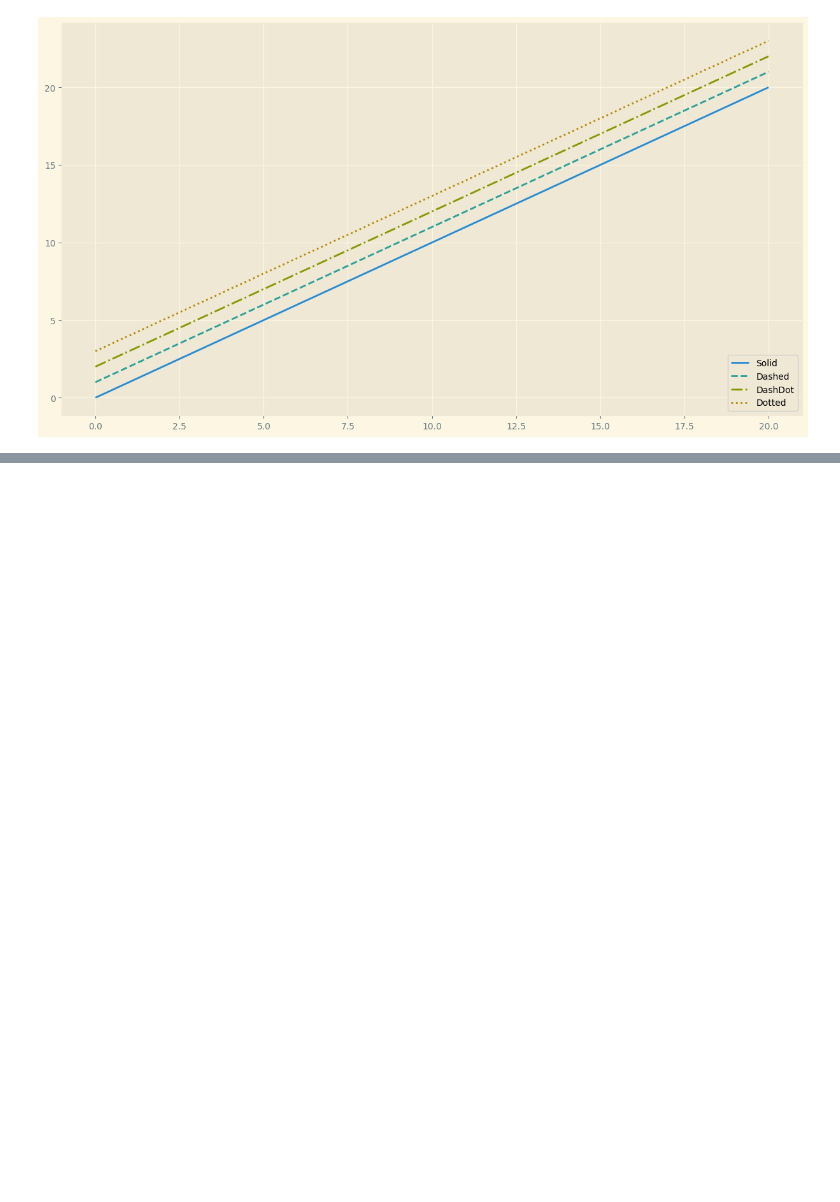
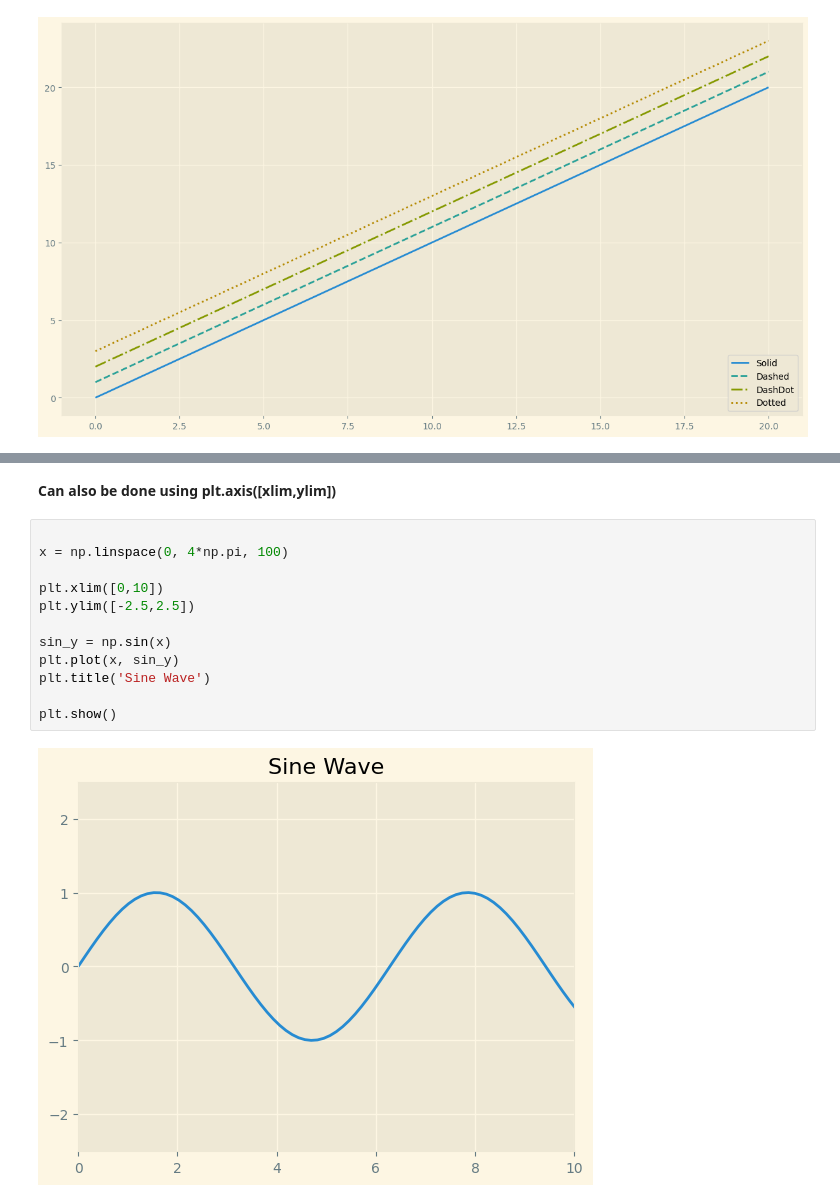
Before and after one commit to ujjwaljha1/Python, a Jupyter notebook: Libraries/Matplotlib.ipynb, the cells around one changed output, grey strips where cells are left out. Saved outputs shown, nothing was run; the diff lists cells and outputs as text; blank space fills up the shorter version.

```diff
--- a/Libraries/Matplotlib.ipynb
+++ b/Libraries/Matplotlib.ipynb
@@ -219,0 +240,16 @@ plt.show()
+# %% [markdown]
+**Can also be done using plt.axis([xlim,ylim])**
+# %%
+
+x = np.linspace(0, 4*np.pi, 100)
+
+plt.xlim([0,10])
+plt.ylim([-2.5,2.5])
+
+sin_y = np.sin(x)
+plt.plot(x, sin_y)
+plt.title('Sine Wave')
+
+plt.show()
+# %% [output]
+[figure, added]
```
Also changed, not shown: parts of 4 cells of this notebook.
